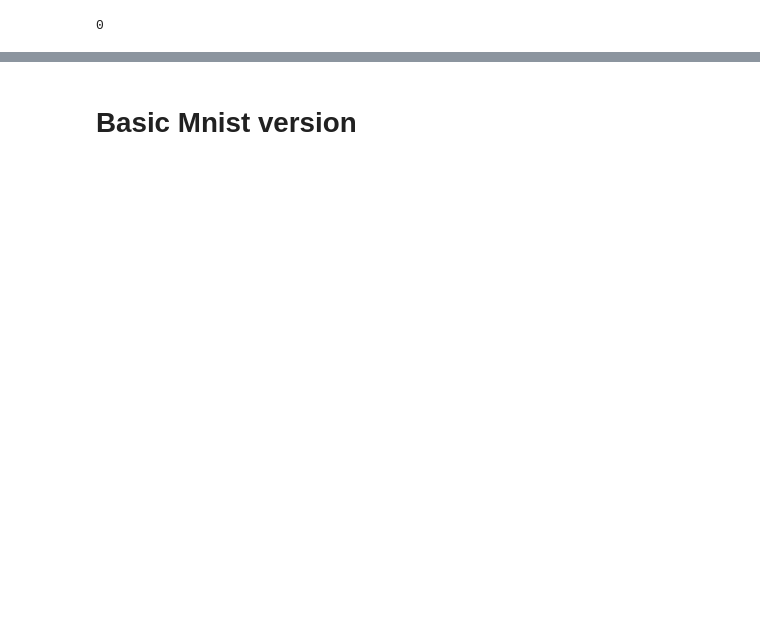
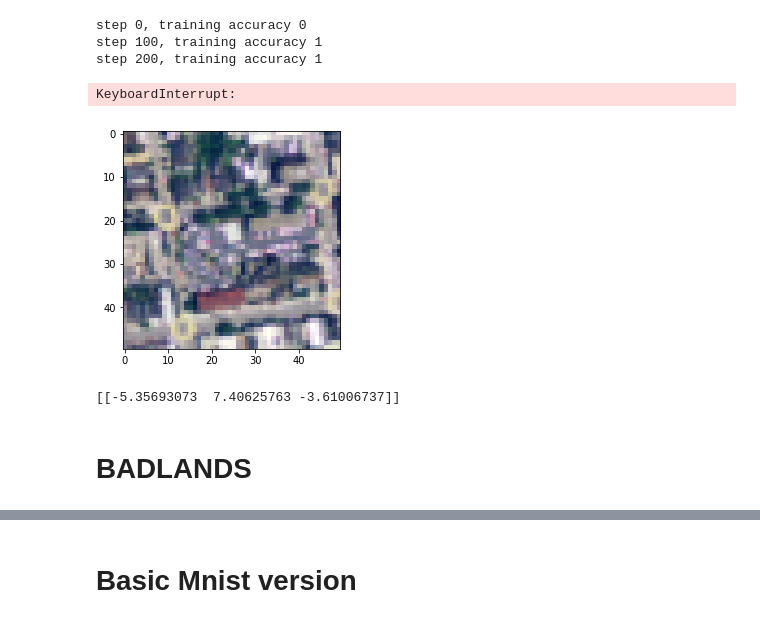
Before and after one commit to jldowns/google_earth_engine_notebook, a Jupyter notebook: notebook/3-Supervised.ipynb, the cells around one changed output, grey strips where cells are left out. Drawn from its saved outputs; the diff is of its cells as text; code cells hidden in the pictures; blank space fills up the shorter version.

Commit message:
supervised learning works (seems too good tho)

```diff
--- a/notebook/3-Supervised.ipynb
+++ b/notebook/3-Supervised.ipynb
@@ -204,7 +224,7 @@ features = tf.cast(png_data_resized, tf.float32)
 
 
 x = tf.placeholder(tf.float32, [None, 50*50*3])
-y_ = tf.placeholder(tf.float32, [None])
+y_ = tf.placeholder(tf.float32, [None, 3])
 
 
 
@@ -221,7 +241,7 @@ conv1 = tf.layers.conv2d(
     inputs=input_layer,
     filters=32,
     kernel_size=[3, 3],
-    padding="same",
+    padding="valid",
     activation=tf.nn.relu)
 
 # Pooling Layer #1
@@ -232,16 +252,16 @@ conv2 = tf.layers.conv2d(
     inputs=pool1,
     filters=64,
     kernel_size=[3, 3],
-    padding="same",
+    padding="valid",
     activation=tf.nn.relu)
 pool2 = tf.layers.max_pooling2d(inputs=conv2, pool_size=[2, 2], strides=2)
 
 # Convolutional Layer #3 (no pooling)
 conv3 = tf.layers.conv2d(
-    inputs=pool1,
+    inputs=pool2,
     filters=64,
     kernel_size=[3, 3],
-    padding="same",
+    padding="valid",
     activation=tf.nn.relu)
 
 
@@ -269,7 +289,8 @@ logits = tf.layers.dense(inputs=dropout, units=3)
 #
 
 # Turn our numerical labels into one-hot arrays
-onehot_labels = tf.one_hot(indices=tf.cast(y_, tf.int32), depth=3)
+# onehot_labels = tf.one_hot(indices=tf.cast(y_, tf.int32), depth=3)
+onehot_labels = y_
 
 loss = None
 train_op = None
@@ -282,12 +303,14 @@ loss = tf.losses.softmax_cross_entropy(
 # Train
 #
 
-# optimizer
-optimizer = tf.contrib.layers.optimize_loss(
-    loss=loss,
-    global_step=tf.contrib.framework.get_global_step(),
-    learning_rate=0.001,
-    optimizer="SGD")
+# # optimizer
+# optimizer = tf.contrib.layers.optimize_loss(
+#     loss=loss,
+#     global_step=tf.contrib.framework.get_global_step(),
+#     learning_rate=0.001,
+#     optimizer="SGD")
+
+optimizer = tf.train.AdamOptimizer(1e-4).minimize(loss)
 
 
 correct_prediction = tf.equal(tf.argmax(logits,1), tf.argmax(y_,1))
@@ -296,35 +319,53 @@ accuracy = tf.reduce_mean(tf.cast(correct_prediction, tf.float32))
 # Initialize tensorflow
 sess = tf.InteractiveSession()
 sess.run(tf.global_variables_initializer())
-coord = tf.train.Coordinator()
-threads = tf.train.start_queue_runners(coord=coord)
+
 
 # And run 20k iterations
 for i in range(20000):
-    print i
     # make batch
-    example_batch, label_batch = tf.train.shuffle_batch(
-                [features, labels],
-                batch_size=10,
-                capacity=500, # max we will queue
-                min_after_dequeue=100) # size of pool to sample from
+    example_batch, label_batch = gee_batch(1)
+
 
     # Debug output
     if i%100 == 0:
-        train_accuracy = accuracy.eval(feed_dict={x:sess.run(example_batch),
-                                                 y_: sess.run(label_batch)})
+        train_accuracy = accuracy.eval(feed_dict={x:example_batch,
+                                                 y_: label_batch})
         print("step %d, training accuracy %g"%(i, train_accuracy))
 
     # run an iteration
-    optimizer.run(feed_dict={x:sess.run(example_batch),
-                             y_: sess.run(label_batch)})
+    optimizer.run(feed_dict={x:example_batch,
+                             y_: label_batch})
 
 
 # Final accuracy
 print("test accuracy %g"%accuracy.eval(feed_dict={
     x: mnist.test.images, y_: mnist.test.labels, keep_prob: 1.0}))
 # %% [output]
-0
+step 0, training accuracy 0
+step 100, training accuracy 1
+step 200, training accuracy 1
+KeyboardInterrupt:
+# %%
+# Prediction
+
+# farm, city, mountain
+
+example_batch, label_batch = gee_batch(1)
+
+
+predictions = sess.run(logits, feed_dict={x:example_batch, y_: label_batch})
+
+img = example_batch.reshape((50,50,3))
+plt.imshow(img); plt.show()
+
+print "predictions:", predictions
+print "ground truth:", label_batch
+# %% [output]
+[figure, added]
+[[-5.35693073  7.40625763 -3.61006737]]
+# %% [markdown]
+# BADLANDS
 # %%
 
 # initialize interactive session
```
Also changed, not shown: parts of 3 cells of this notebook, 1 other file.
